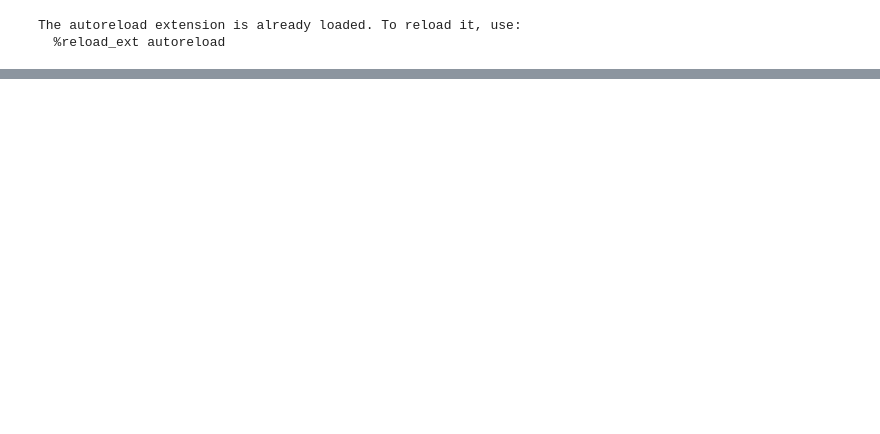
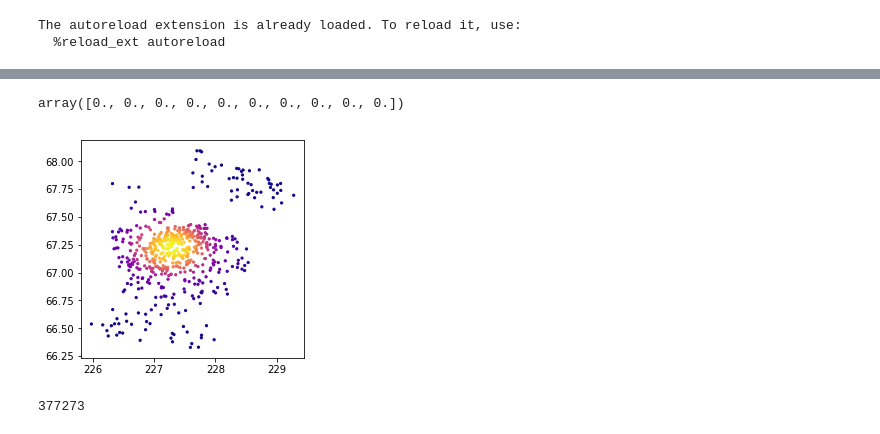
Before and after one commit to gomeshun/pydsph, a Jupyter notebook: sample/test.ipynb, the cells around one changed output, grey strips where cells are left out. Saved outputs shown, nothing was run; the diff lists cells and outputs as text; code cells hidden in the pictures; blank space fills up the shorter version.

```diff
--- a/sample/test.ipynb
+++ b/sample/test.ipynb
@@ -197,0 +205,14 @@ array([[ 12.17035211],
+# %%
+ret_quad = np.log10(Jfactor_v02(*chain_arglogj.T.values))
+ret_dequad = np.log10(Jfactor(*chain_arglogj.T.values,return_relerr=False,width=5e-1,pN=10,mN=10))
+(ret_quad-ret_dequad)/ret_quad
+# %% [output]
+array([0., 0., 0., 0., 0., 0., 0., 0., 0., 0.])
+# %%
+import matplotlib.pyplot as plt
+memfg_ratio_at_R = model.memfg_ratio_at_R(model.dsph.submodels["stellar_model"],2,model.separation_pc(0,0,76e3))
+plt.figure(figsize=(4,4))
+plt.scatter(model.sc_obsdata.ra.deg,model.sc_obsdata.dec.deg,c=memfg_ratio_at_R,cmap="plasma",s=5)
+plt.show()
+# %% [output]
+[figure, added]
@@ -197,0 +222,5 @@ array([[ 12.17035211],
+# %%
+idxmax_lnpost = params.lnpost.idxmax()
+idxmax_lnpost
+# %% [output]
+377273
```
Also changed, not shown: parts of 22 cells of this notebook.
